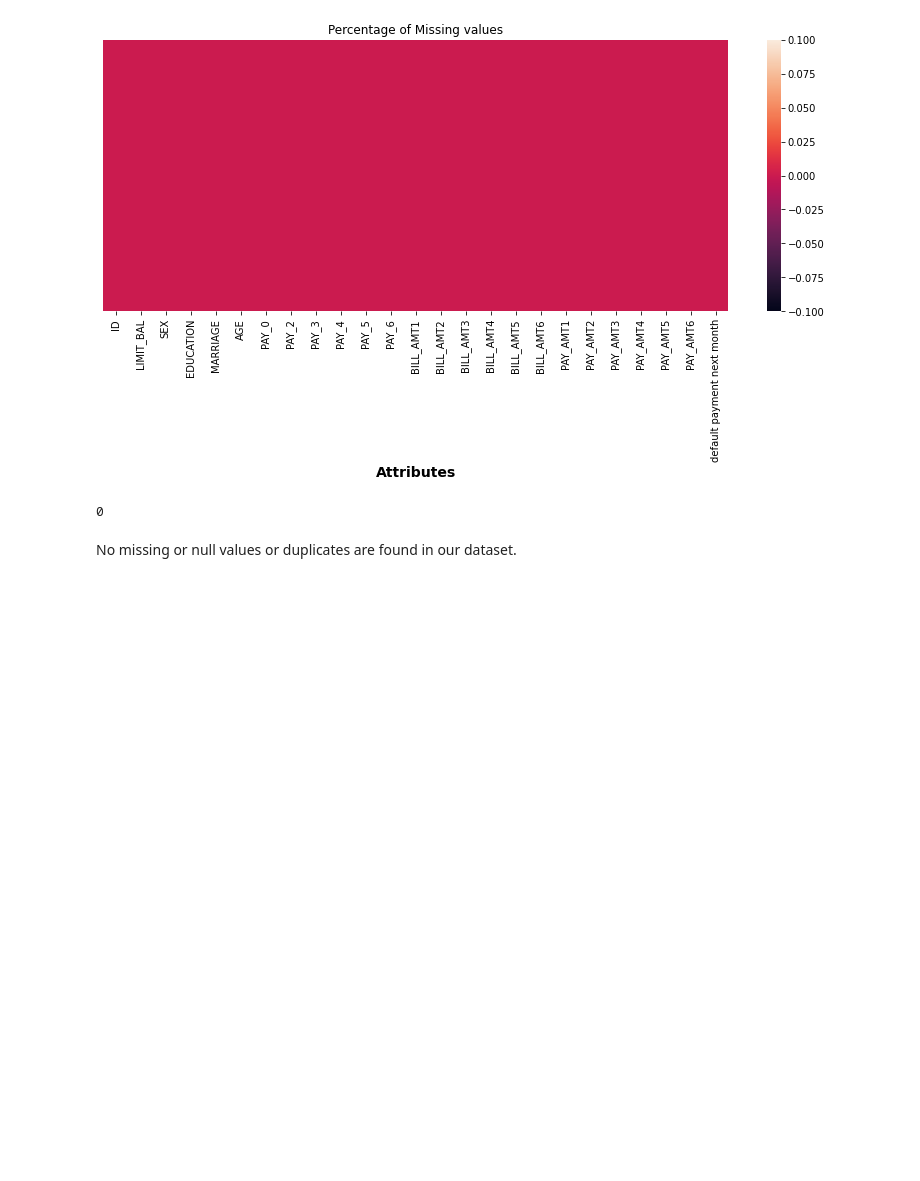
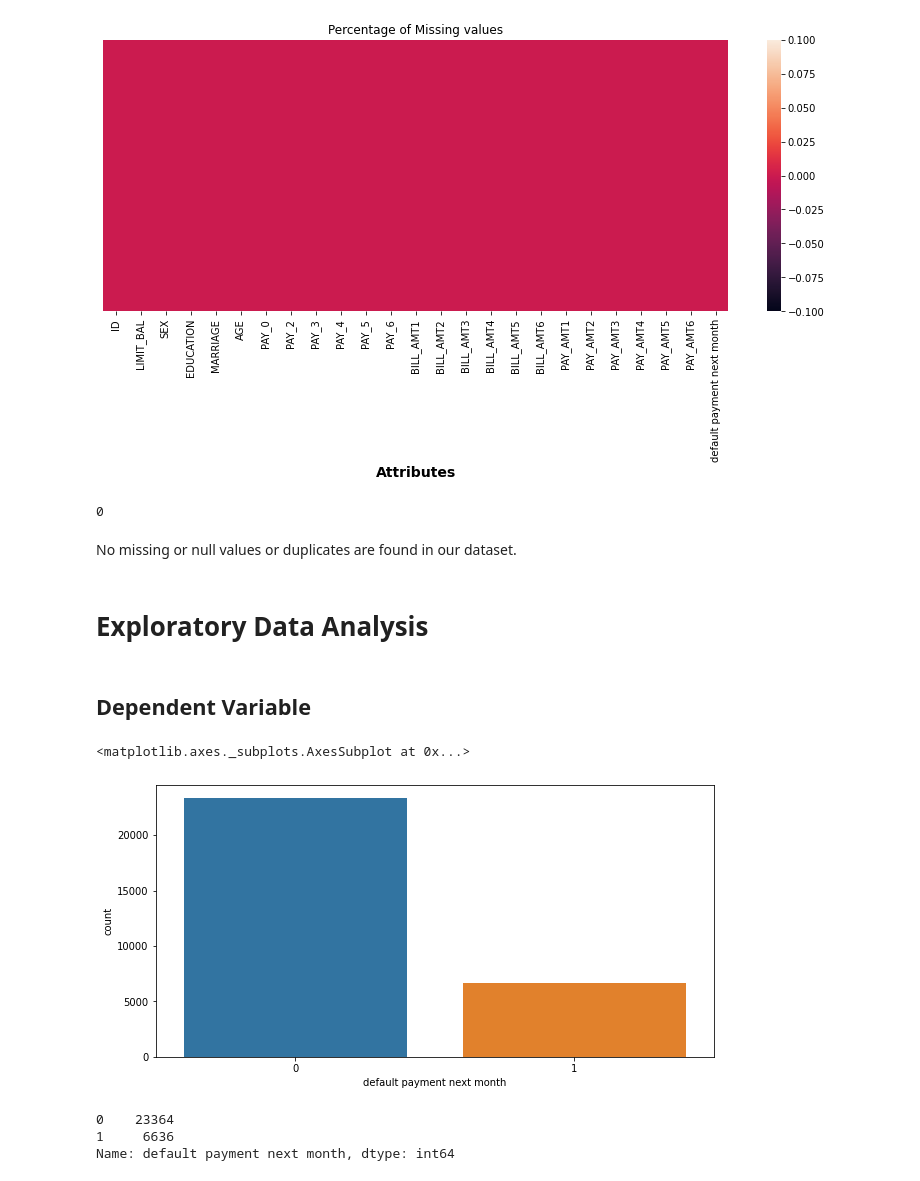
Before and after one commit to raushan9jnv/Credit-Card-Default-Prediction, a Jupyter notebook: Credit_Card_Default_Prediction_Capstone_Project_3.ipynb, the cells around one changed output. Drawn from its saved outputs; the diff is of its cells as text; code cells hidden in the pictures; blank space fills up the shorter version.

```diff
--- a/Credit_Card_Default_Prediction_Capstone_Project_3.ipynb
+++ b/Credit_Card_Default_Prediction_Capstone_Project_3.ipynb
@@ -191,3 +191,19 @@ print(duplicates)
 0
 # %% [markdown]
 No missing or null values or duplicates are found in our dataset.
+# %% [markdown]
+# **Exploratory Data Analysis**
+# %% [markdown]
+## Dependent Variable
+# %%
+plt.figure(figsize=(10,5))
+sns.countplot(x = 'default payment next month', data = df)
+# %% [output]
+<matplotlib.axes._subplots.AxesSubplot at 0x...>
+[figure, added]
+# %%
+df['default payment next month'].value_counts()
+# %% [output]
+0    23364
+1     6636
+Name: default payment next month, dtype: int64
```
Also changed, not shown: parts of 23 cells of this notebook.
